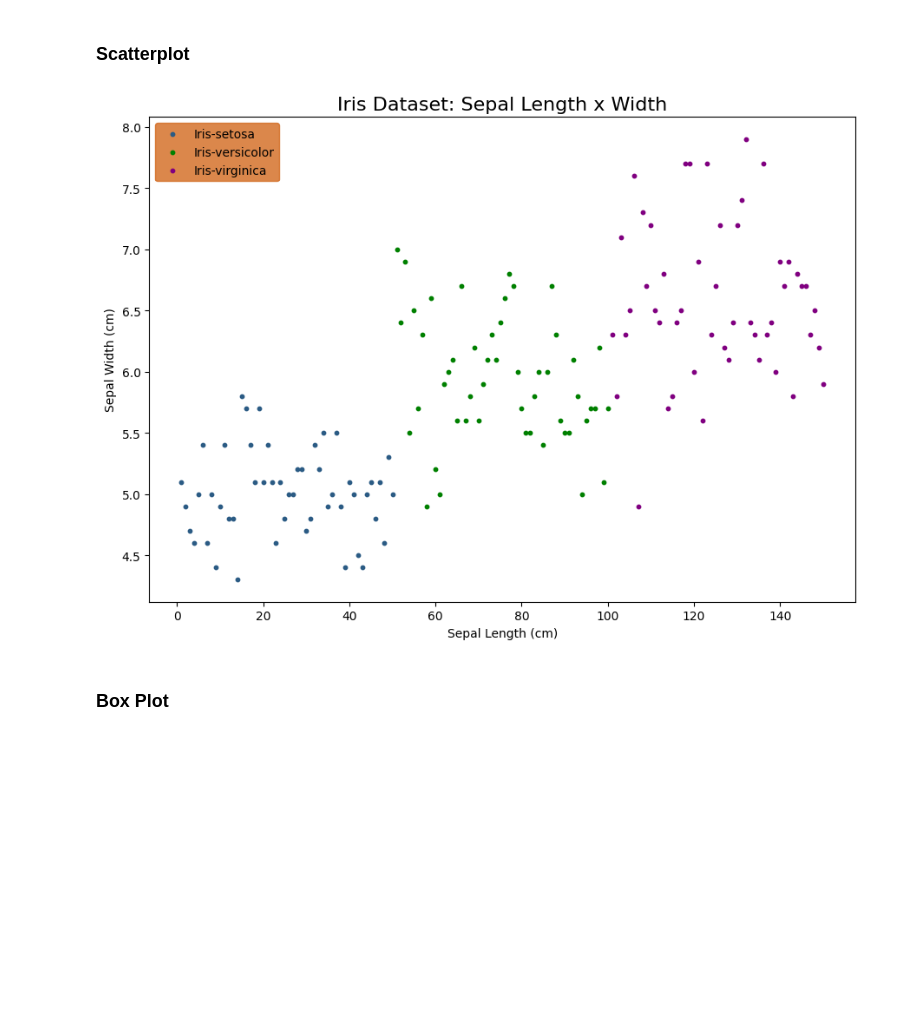
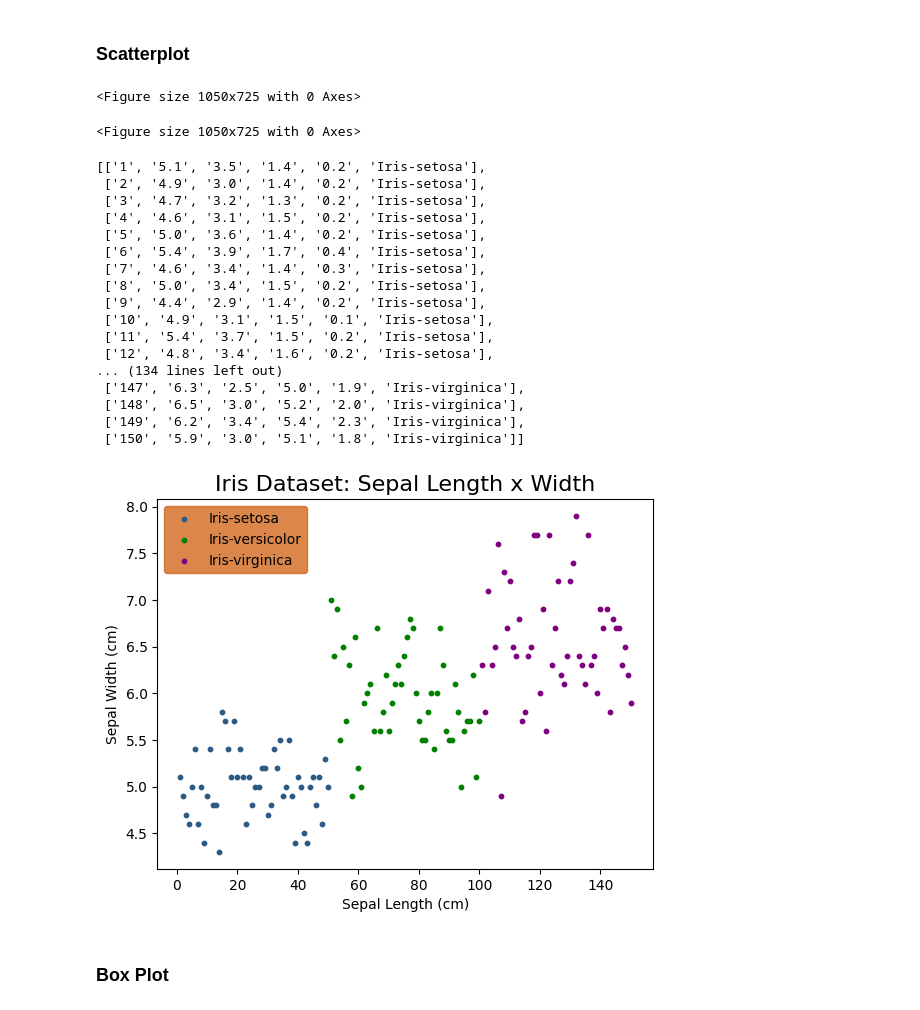
Before and after one commit to Sir-Roe/bootcamp, a Jupyter notebook: week_4/day_2/Python for DA Tuesday Completed.ipynb, the cells around one changed output. Drawn from its saved outputs; the diff is of its cells as text; code cells hidden in the pictures; blank space fills up the shorter version.

```diff
--- a/week_4/day_2/Python for DA Tuesday Completed.ipynb
+++ b/week_4/day_2/Python for DA Tuesday Completed.ipynb
@@ -203,0 +205,22 @@ import numpy as np
+# %%
+import numpy as np
+# Use matplotlib to plot f(x)
+
+# One line?
+#def yfx (n):
+#    return plt.plot(n, [i**2 for i in range(n,n+1)], 'ro-', label = 'Function of x')
+#------------
+
+
+def f(x):
+    return x**2
+
+x = np.arange(-5,5.1)
+y = f(x)
+
+plt.plot(x,y)
+plt.xlabel('X')
+plt.ylabel('Y')
+plt.title('y= x^2')
+
+plt.show()
@@ -289,42 +341,68 @@ Customize it however you would like!
 # %% [markdown]
 ### **Scatterplot**
+# %%
+import csv
+from itertools import groupby
+
+# Point to iris.csv file
+data_file = r'C:\Users\Logan\Documents\GitHub\bootcamp\week_4\day_2\iris.csv'
+
+# Create the plot figure
+plt.figure(figsize=(10.5,7.25))
+# %% [output]
+<Figure size 1050x725 with 0 Axes>
+<Figure size 1050x725 with 0 Axes>
+# %%
+
+# User-defined function to read in .csv file
+def read_csv(filename):
+    with open(filename, 'r') as f:
+        data = list(csv.reader(f))
+    return data
+flowers = read_csv(data_file)
+
+display(flowers)
+# %% [output]
+[['1', '5.1', '3.5', '1.4', '0.2', 'Iris-setosa'],
+ ['2', '4.9', '3.0', '1.4', '0.2', 'Iris-setosa'],
+ ['3', '4.7', '3.2', '1.3', '0.2', 'Iris-setosa'],
+ ['4', '4.6', '3.1', '1.5', '0.2', 'Iris-setosa'],
+ ['5', '5.0', '3.6', '1.4', '0.2', 'Iris-setosa'],
+ ['6', '5.4', '3.9', '1.7', '0.4', 'Iris-setosa'],
+ ['7', '4.6', '3.4', '1.4', '0.3', 'Iris-setosa'],
+ ['8', '5.0', '3.4', '1.5', '0.2', 'Iris-setosa'],
+ ['9', '4.4', '2.9', '1.4', '0.2', 'Iris-setosa'],
+ ['10', '4.9', '3.1', '1.5', '0.1', 'Iris-setosa'],
+ ['11', '5.4', '3.7', '1.5', '0.2', 'Iris-setosa'],
+ ['12', '4.8', '3.4', '1.6', '0.2', 'Iris-setosa'],
+... (134 lines left out)
+ ['147', '6.3', '2.5', '5.0', '1.9', 'Iris-virginica'],
+ ['148', '6.5', '3.0', '5.2', '2.0', 'Iris-virginica'],
+ ['149', '6.2', '3.4', '5.4', '2.3', 'Iris-virginica'],
+ ['150', '5.9', '3.0', '5.1', '1.8', 'Iris-virginica']]
 # %%
-import csv
-from itertools import groupby
 
-# Point to iris.csv file
-data_file = r'C:\Users\Alex Lucchesi\coding-temple\coding_temple_data_analytics_ft\week-4\data\Iris.csv'
 
-# Create the plot figure
-plt.figure(figsize=(10.5,7.25))
-
-# User-defined function to read in .csv file
-def read_csv(filename):
-    with open(filename, 'r') as f:
-        data = list(csv.reader(f))
-    return data
-
-flowers = read_csv(data_file)
 
 # Colors for the graph to use for each flower
 colors = {
     'Iris-setosa': '#2B5B84', #Dark blue/purple
     'Iris-versicolor': 'g', # Green
     'Iris-virginica': 'purple'
 }
 
 for species, group in groupby(flowers, lambda x: x[5]):
     flower_cat = list(group)
     sepal_length = [float(flower[0]) for flower in flower_cat]
     sepal_width = [float(flower[1]) for flower in flower_cat]
     plt.scatter(sepal_length, sepal_width, s=10, c = colors[species], label = species)
 
 plt.title('Iris Dataset: Sepal Length x Width', fontsize=16)
 plt.xlabel('Sepal Length (cm)', fontsize=10)
 plt.ylabel('Sepal Width (cm)', fontsize = 10)
 plt.legend(loc = 'best').get_frame().set_color('chocolate')
 # %% [output]
-[figure, old version]
+[figure, new version]
 # %% [markdown]
 ### **Box Plot**
 # %%
```
Also changed, not shown: parts of 18 cells of this notebook, 8 other files.
